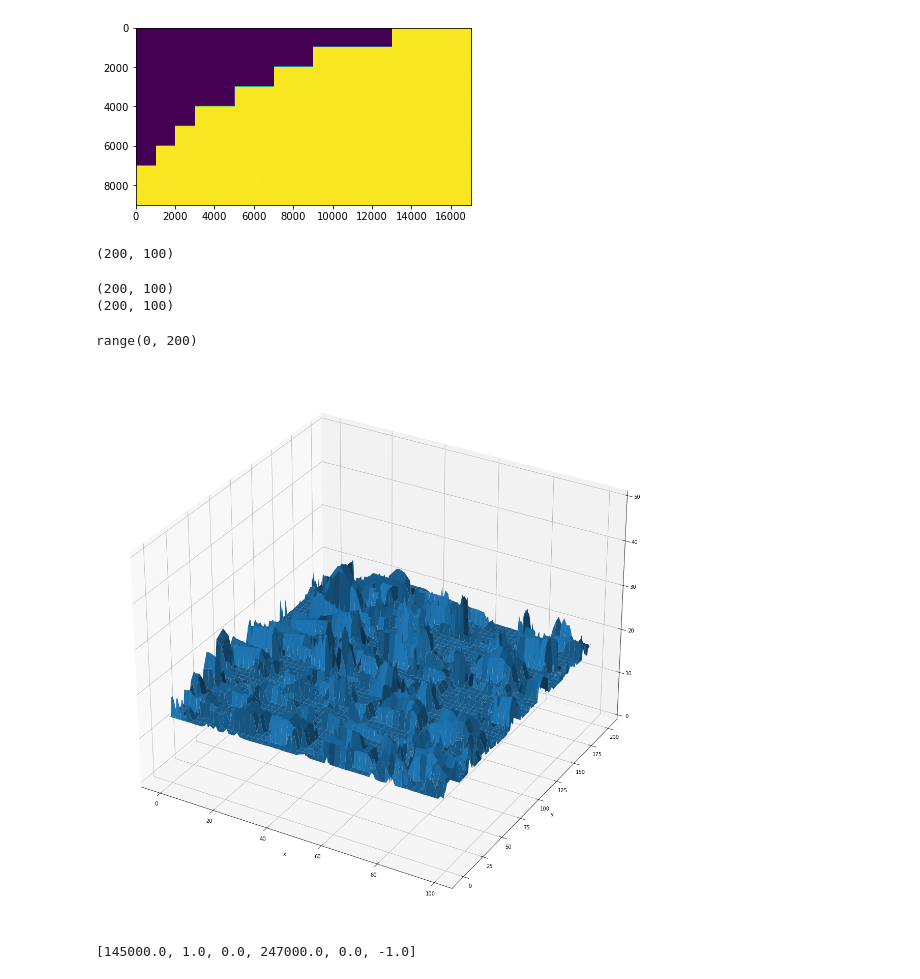
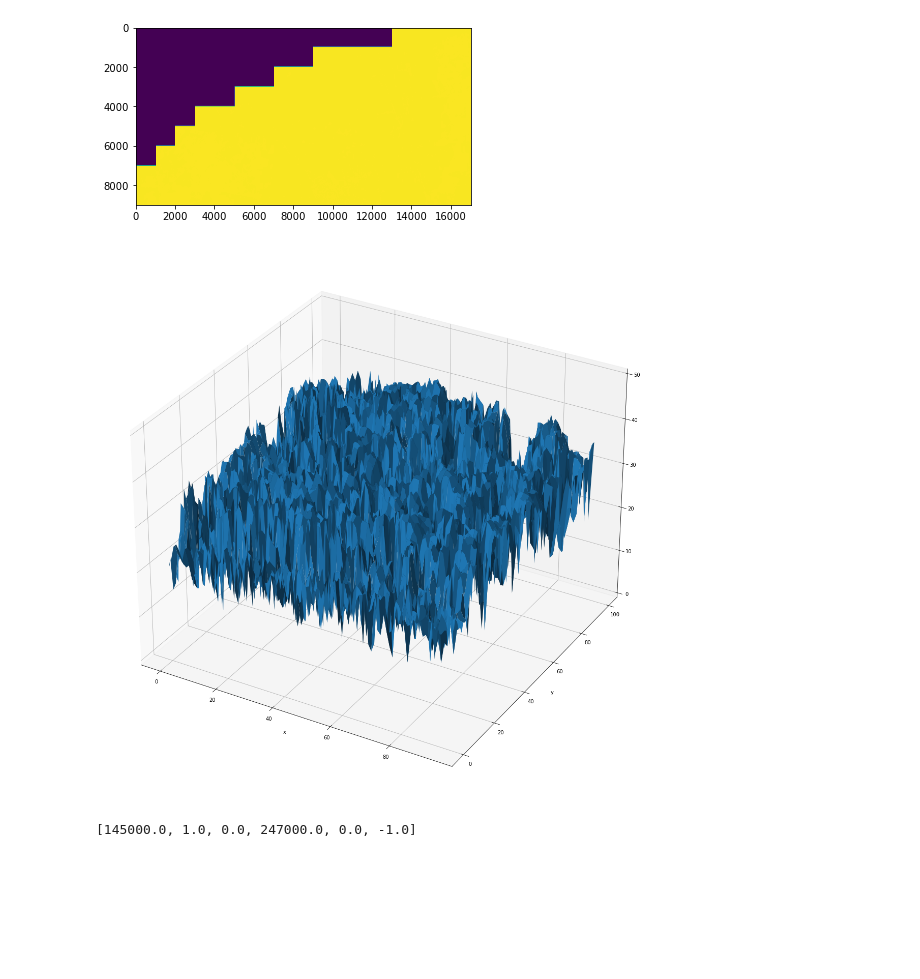
Before and after one commit to eceboran/3D_houses, a Jupyter notebook: plot_single_file.ipynb, the cells around one changed output. Drawn from its saved outputs; the diff is of its cells as text; code cells hidden in the pictures; blank space fills up the shorter version.

```diff
--- a/plot_single_file.ipynb
+++ b/plot_single_file.ipynb
@@ -218,44 +238,30 @@ plt.imshow(layer)
 plt.show()
 # %% [output]
 [figure]
-# %%
-layer_slice.shape
-# %% [output]
-(200, 100)
-# %%
-print(X.shape)
-print(Y.shape)
-# %% [output]
-(200, 100)
-(200, 100)
-# %%
-y
-# %% [output]
-range(0, 200)
 # %%
 # Plot a subset of the layer as a 3D image
 layer_slice = layer[7000:7200,11000:11100]
-
+layer_slice = layer[6000:6100, 6010:6105]
 
 
 nx = layer_slice.shape[1]
 ny = layer_slice.shape[0]
 x = range(nx)
 y = range(ny)
 
 X, Y = numpy.meshgrid(x, y)  # `plot_surface` expects `x` and `y` data to be 2D
 
 
 hf = plt.figure(figsize=(20,20))
 ha = hf.add_subplot(111, projection='3d')
 
 ha.plot_surface(X, Y, layer_slice)
 ha.set_zlim(0, 50)
 plt.xlabel('x')
 plt.ylabel('y')
 plt.show()
 # %% [output]
-[figure, old version]
+[figure, new version]
 # %%
 map_transform = img.get_transform()
 map_transform
```
Also changed, not shown: parts of 45 cells of this notebook, 1 other file.
